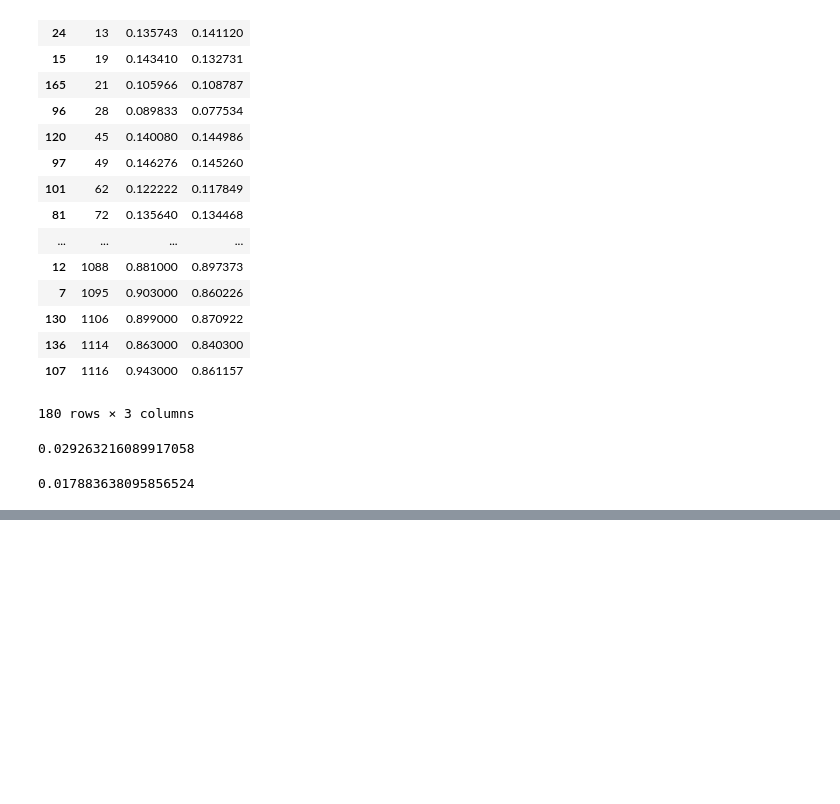
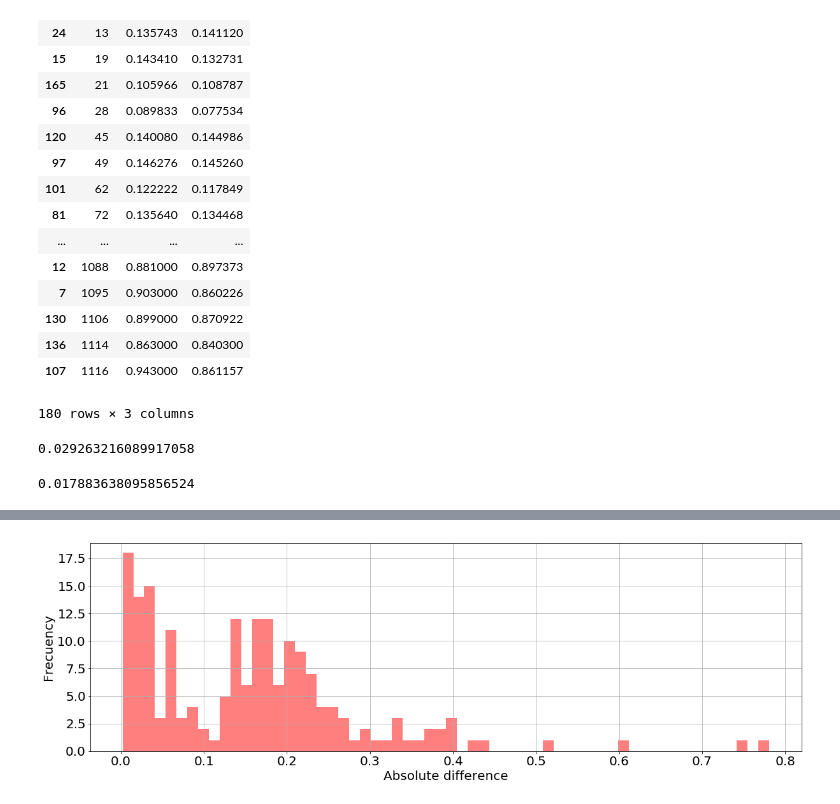
Before and after one commit to Gamalielmch/Morphology, a Jupyter notebook: Jupyter Neural Network/roundness.ipynb, the cells around one changed output, grey strips where cells are left out. Saved outputs shown, nothing was run; the diff lists cells and outputs as text; code cells hidden in the pictures; blank space fills up the shorter version.

```diff
--- a/Jupyter Neural Network/roundness.ipynb
+++ b/Jupyter Neural Network/roundness.ipynb
@@ -561,0 +719,19 @@ model.fit(train_x,train_y,validation_data = (test_x,test_y),callbacks=[early_sto
+# %%
+#Histogram of absolute differences test set
+abEr = abs(test_res['roundness']-test_res['predicted'])
+fig=plt.figure(figsize=(20,6))
+n, bins, patches = plt.hist(abEr, 60, facecolor='red', alpha=0.5)
+
+# add a 'best fit' line
+plt.xlabel('Absolute difference', fontsize=20)
+plt.ylabel('Frecuency', fontsize=20)
+
+# Tweak spacing to prevent clipping of ylabel
+plt.xticks(size = 20)
+plt.yticks(size = 20)
+plt.grid(True)
+#plt.title("Histograma del error absoluto",fontsize=28)
+plt.show()
+fig.savefig('histogramaErrorAbTest.png')
+# %% [output]
+[figure, added]
```
Also changed, not shown: parts of 29 cells of this notebook, 8 other files.
